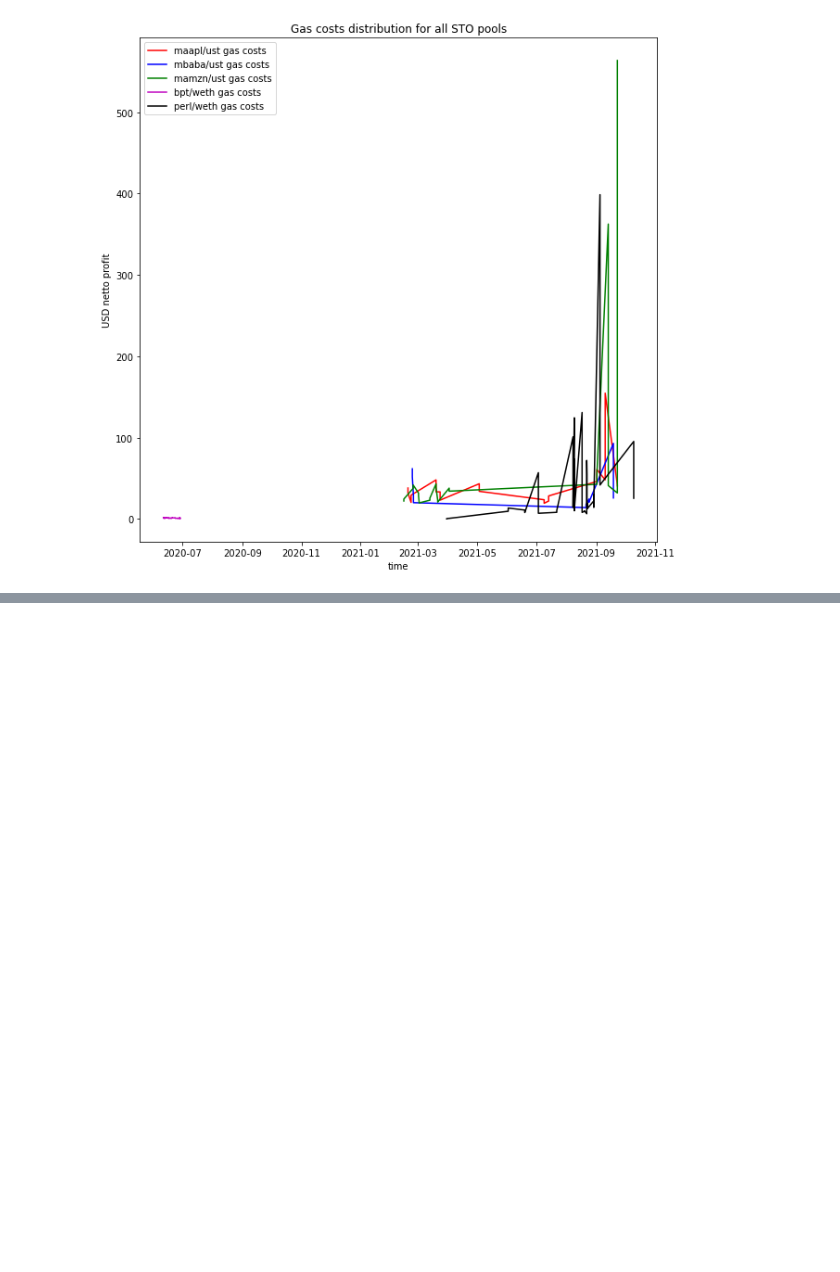
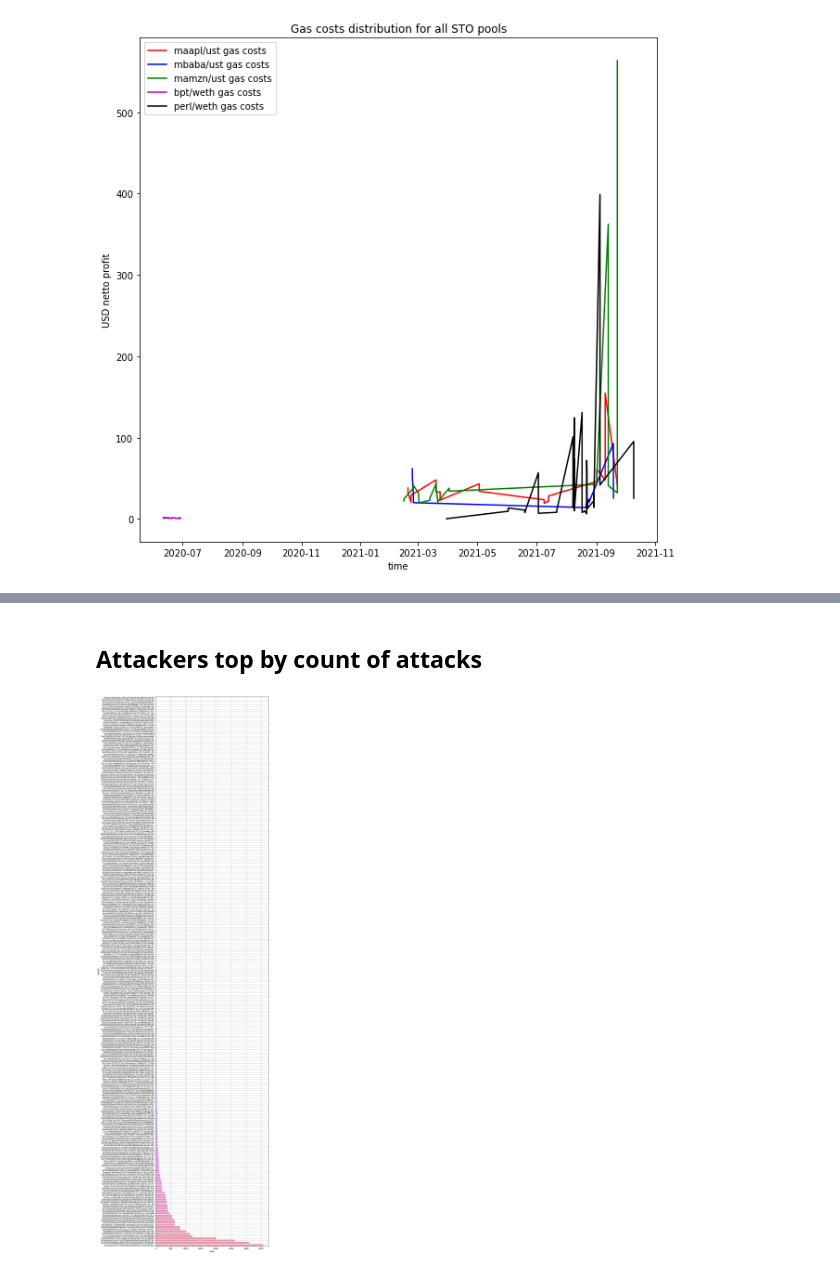
Before and after one commit to IX-Swap/data-science, a Jupyter notebook: simulations/uniswap_pools/total_mevs_with_gas_analysis.ipynb, the cells around one changed output, grey strips where cells are left out. Saved outputs shown, nothing was run; the diff lists cells and outputs as text; code cells hidden in the pictures; blank space fills up the shorter version.

Commit message:
MEV attackers analysis

```diff
--- a/simulations/uniswap_pools/total_mevs_with_gas_analysis.ipynb
+++ b/simulations/uniswap_pools/total_mevs_with_gas_analysis.ipynb
@@ -298,0 +301,2 @@ plt.show()
+# %%
+total_profits_df.drop(columns=['Unnamed: 0', 'index'], inplace=True)
@@ -298,0 +319,6 @@ plt.show()
+# %%
+counts_df = total_profits_df['sender'].value_counts()
+counts_df = pd.DataFrame({'sender': counts_df.index, 'value': counts_df})
+counts_df.reset_index(inplace=True)
+counts_df.drop(columns=['index'], inplace=True)
+counts_df.head(10)
@@ -298,0 +776,9 @@ plt.show()
+# %% [markdown]
+## Attackers top by count of attacks
+# %%
+plt.figure(figsize=(10, 50))
+sns.barplot(data=counts_df, y='sender', x='value', order=counts_df.sort_values(by='value').sender)
+plt.grid(True)
+plt.show()
+# %% [output]
+[figure, added]
```
Also changed, not shown: parts of 67 cells of this notebook.
